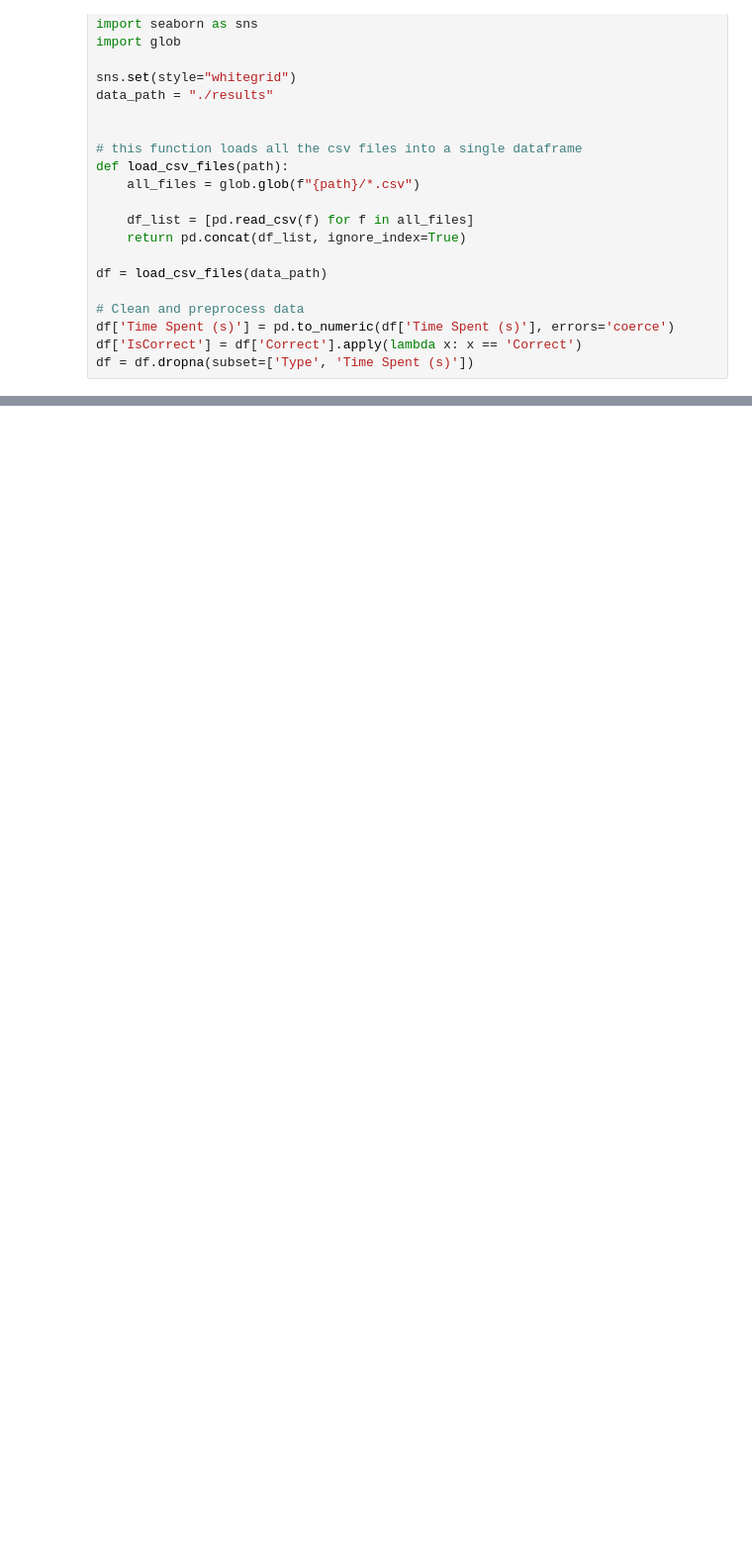
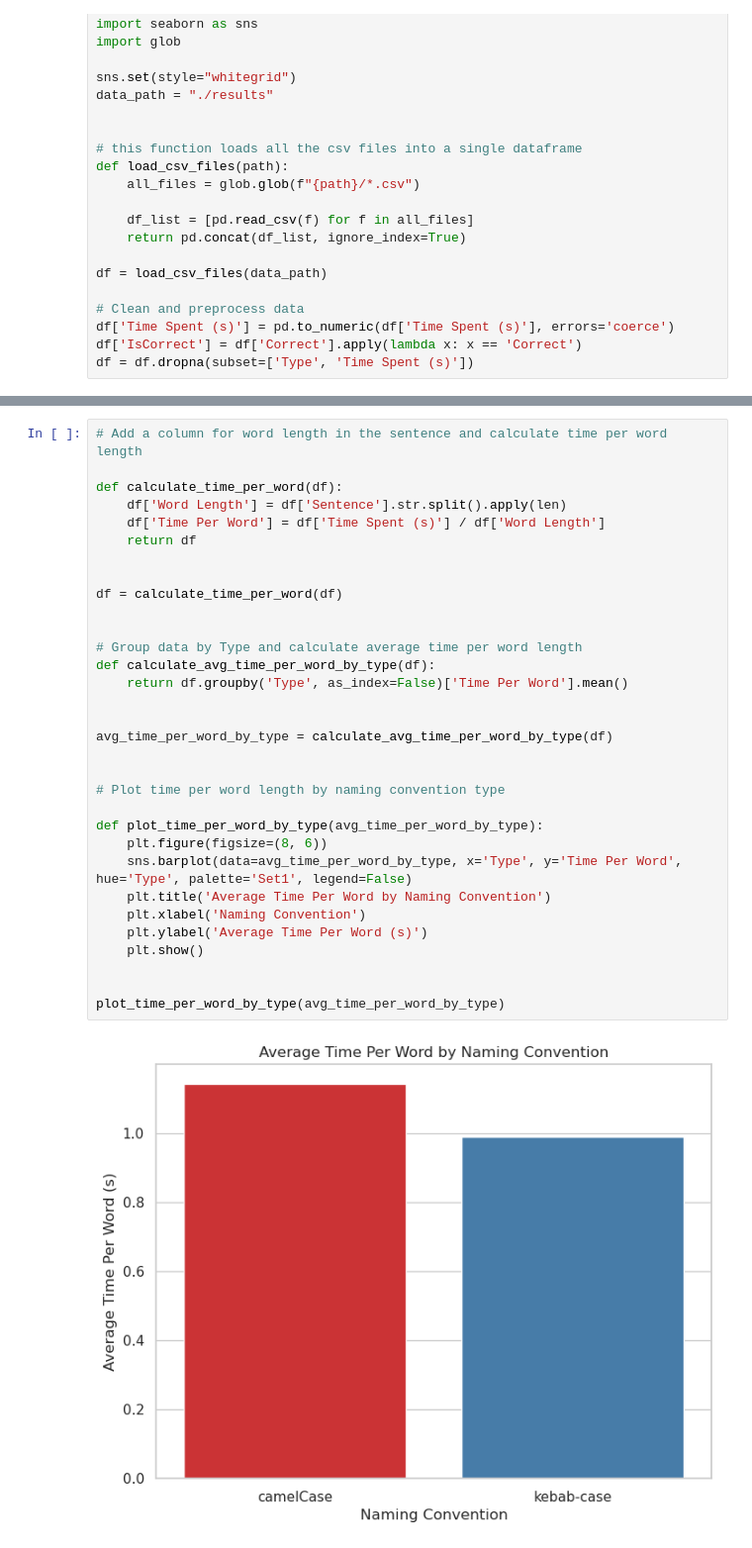
Before and after one commit to Giovo173/Exp-Eval, a Jupyter notebook: experiment 2/experiment-2/plotter.ipynb, the cells around one changed output, grey strips where cells are left out. Shown at 99% size. Cells and saved outputs as stored; diff of their text form; blank space fills up the shorter version.

```diff
--- a/experiment 2/experiment-2/plotter.ipynb
+++ b/experiment 2/experiment-2/plotter.ipynb
@@ -156,0 +157,34 @@ plot_time_correct_attempts_by_type(df)
+# %%
+# Add a column for word length in the sentence and calculate time per word length
+
+def calculate_time_per_word(df):
+    df['Word Length'] = df['Sentence'].str.split().apply(len)
+    df['Time Per Word'] = df['Time Spent (s)'] / df['Word Length']
+    return df
+
+
+df = calculate_time_per_word(df)
+
+
+# Group data by Type and calculate average time per word length
+def calculate_avg_time_per_word_by_type(df):
+    return df.groupby('Type', as_index=False)['Time Per Word'].mean()
+
+
+avg_time_per_word_by_type = calculate_avg_time_per_word_by_type(df)
+
+
+# Plot time per word length by naming convention type
+
+def plot_time_per_word_by_type(avg_time_per_word_by_type):
+    plt.figure(figsize=(8, 6))
+    sns.barplot(data=avg_time_per_word_by_type, x='Type', y='Time Per Word', hue='Type', palette='Set1', legend=False)
+    plt.title('Average Time Per Word by Naming Convention')
+    plt.xlabel('Naming Convention')
+    plt.ylabel('Average Time Per Word (s)')
+    plt.show()
+
+
+plot_time_per_word_by_type(avg_time_per_word_by_type)
+# %% [output]
+[figure, added]
```
Also changed, not shown: parts of 8 cells of this notebook, 16 other files.
